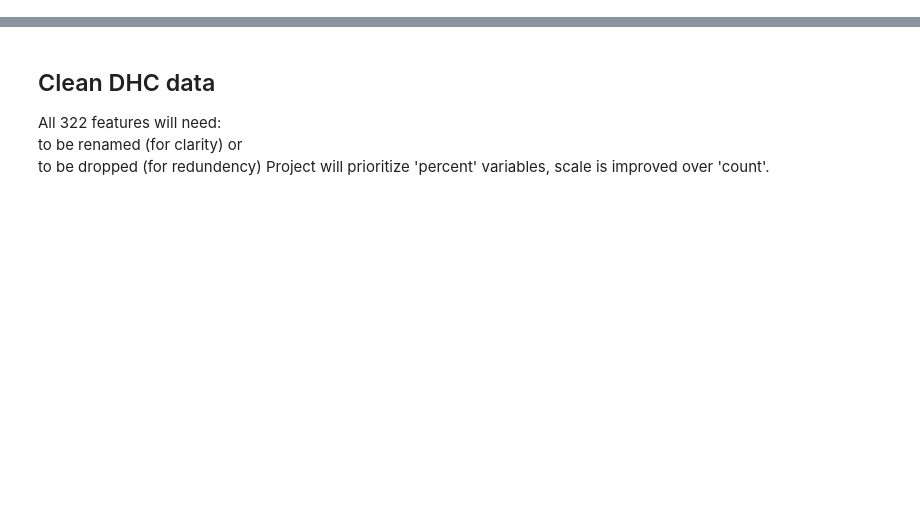
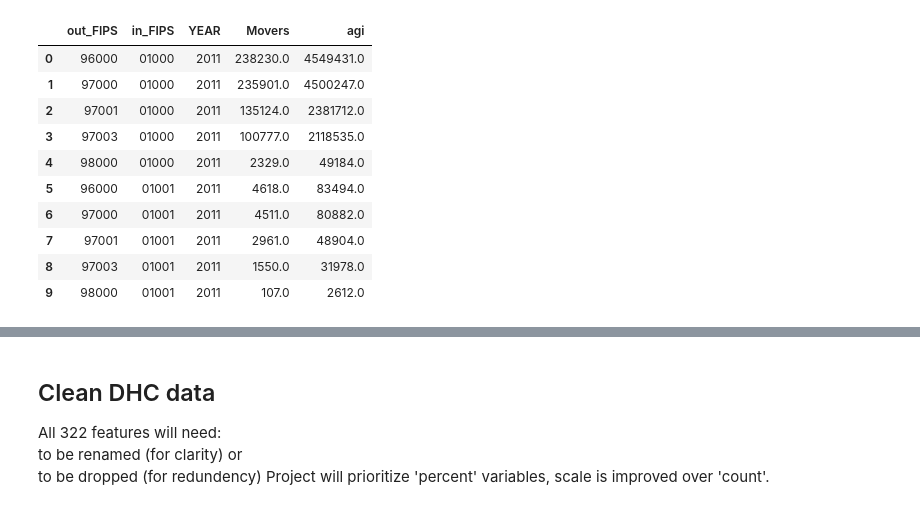
Before and after one commit to J-Nobull/Migration_Research, a Jupyter notebook: Migration_Capstone.ipynb, the cells around one changed output, grey strips where cells are left out. Drawn from its saved outputs; the diff is of its cells as text; code cells hidden in the pictures; blank space fills up the shorter version.

```diff
--- a/Migration_Capstone.ipynb
+++ b/Migration_Capstone.ipynb
@@ -652,0 +52,5 @@ print(DHC_import.info())
+# %%
+# Function to create 5-digit FIPS codes
+def create_fips(state_fips_series, county_fips_series):
+    return state_fips_series.astype(str).str.zfill(2) + \
+           county_fips_series.astype(str).str.zfill(3)
@@ -652,0 +541,54 @@ print(DHC_import.info())
+# %%
+# Define the years and file paths
+years = list(range(2011, 2022))
+year_mapping = {
+    2011: 'countyinflow1112.csv',
+    2012: 'countyinflow1213.csv',
+    2013: 'countyinflow1314.csv',
+    2014: 'countyinflow1415.csv',
+    2015: 'countyinflow1516.csv',
+    2016: 'countyinflow1617.csv',
+    2017: 'countyinflow1718.csv',
+    2018: 'countyinflow1819.csv',
+    2019: 'countyinflow1920.csv',
+    2020: 'countyinflow2021.csv',
+    2021: 'countyinflow2122.csv'}
+
+print("Starting IRS Migration Data Import...")
+
+all_data = []
+
+for year, filepath in year_mapping.items():
+    print(f"Processing {year}...")
+
+    IRS_df = pd.read_csv(filepath, encoding='latin-1')
+    IRS_df['YEAR'] = year
+
+    IRS_df['out_FIPS'] = create_fips(IRS_df['y1_statefips'], IRS_df['y1_countyfips'])
+    IRS_df['in_FIPS'] = create_fips(IRS_df['y2_statefips'], IRS_df['y2_countyfips'])
+# Rename n2 = Number of Individuals counted on that calendar years' returns
+    IRS_df = IRS_df.rename(columns={'n2': 'Movers'})
+    IRS_df.replace(-1, np.nan, inplace=True)
+
+    print(f"  Rows: {len(IRS_df):,}")
+
+    all_data.append(IRS_df)
+
+IRS_full = pd.concat(all_data, ignore_index=True)
+
+# Order variables
+final_cols = ['out_FIPS', 'in_FIPS', 'YEAR', 'Movers', 'agi']
+
+# Create the dataframe
+IRS_import = IRS_full[final_cols]
+IRS_import.to_csv('IRS_import.csv', index=False)
+
+
+print('\n' + '='*30)
+print("\n Saved to IRS_import.csv")
+print('\n' + '='*30)
+print(f"\nTotal rows: {len(IRS_import):,}")
+
+# Display
+IRS_import.head(10)
+# %% [output]
@@ -652,0 +612,11 @@ print(DHC_import.info())
+|  | out_FIPS | in_FIPS | YEAR | Movers | agi |
+| 0 | 96000 | 01000 | 2011 | 238230.0 | 4549431.0 |
+| 1 | 97000 | 01000 | 2011 | 235901.0 | 4500247.0 |
+| 2 | 97001 | 01000 | 2011 | 135124.0 | 2381712.0 |
+| 3 | 97003 | 01000 | 2011 | 100777.0 | 2118535.0 |
+| 4 | 98000 | 01000 | 2011 | 2329.0 | 49184.0 |
+| 5 | 96000 | 01001 | 2011 | 4618.0 | 83494.0 |
+| 6 | 97000 | 01001 | 2011 | 4511.0 | 80882.0 |
+| 7 | 97001 | 01001 | 2011 | 2961.0 | 48904.0 |
+| 8 | 97003 | 01001 | 2011 | 1550.0 | 31978.0 |
+| 9 | 98000 | 01001 | 2011 | 107.0 | 2612.0 |
```
Also changed, not shown: parts of 91 cells of this notebook.
